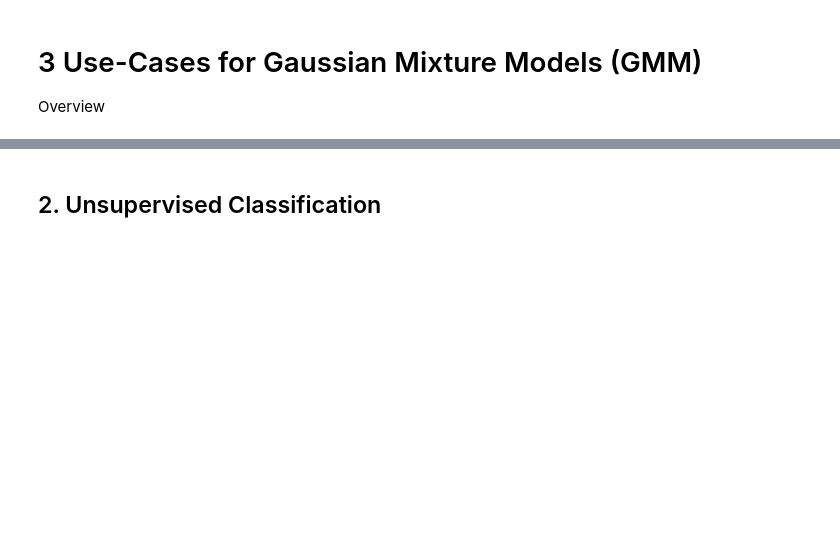
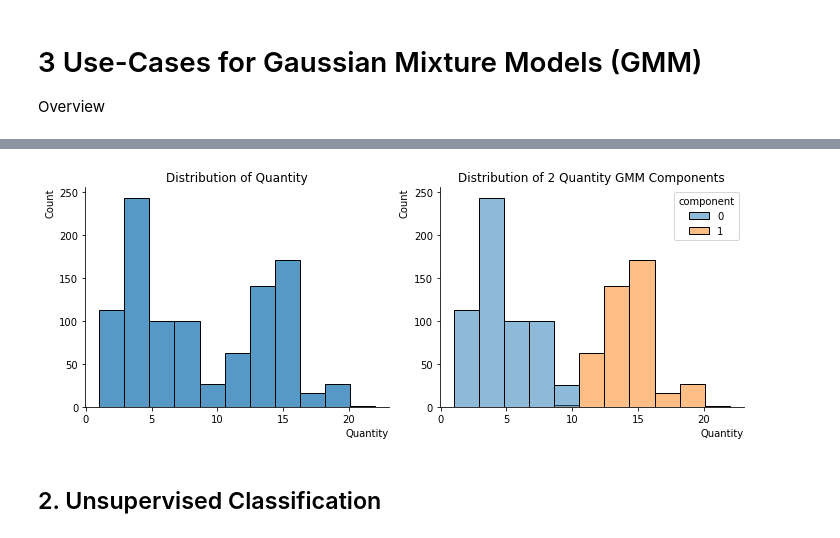
Before and after one commit to viyaleta/Medium-Code-Examples, a Jupyter notebook: GMM/3 Use-Cases for GMM.ipynb, the cells around one changed output, grey strips where cells are left out. Saved outputs shown, nothing was run; the diff lists cells and outputs as text; code cells hidden in the pictures; blank space fills up the shorter version.

```diff
--- a/GMM/3 Use-Cases for GMM.ipynb
+++ b/GMM/3 Use-Cases for GMM.ipynb
@@ -41,3 +44,20 @@ plt.show()
+# %%
+fig, (before, after) = plt.subplots(ncols=2, figsize=(10, 4))
+
+# plot histogram for a feature of interest: Qunatity of books
+sns.histplot(data=df, x='Quantity', ax=before)
+sns.despine()
+before.title.set_text("Distribution of Quantity")
+
+# plot histogram, showing two components
+sns.histplot(data=df, x='Quantity', hue='component', ax=after)
+sns.despine()
+after.title.set_text("Distribution of 2 Quantity GMM Components")
+
+plt.tight_layout()
+plt.show()
+# %% [output]
+[figure, added]
 # %% [markdown]
 ## 2. Unsupervised Classification
 # %%
```
Also changed, not shown: parts of 31 cells of this notebook, 6 other files.
